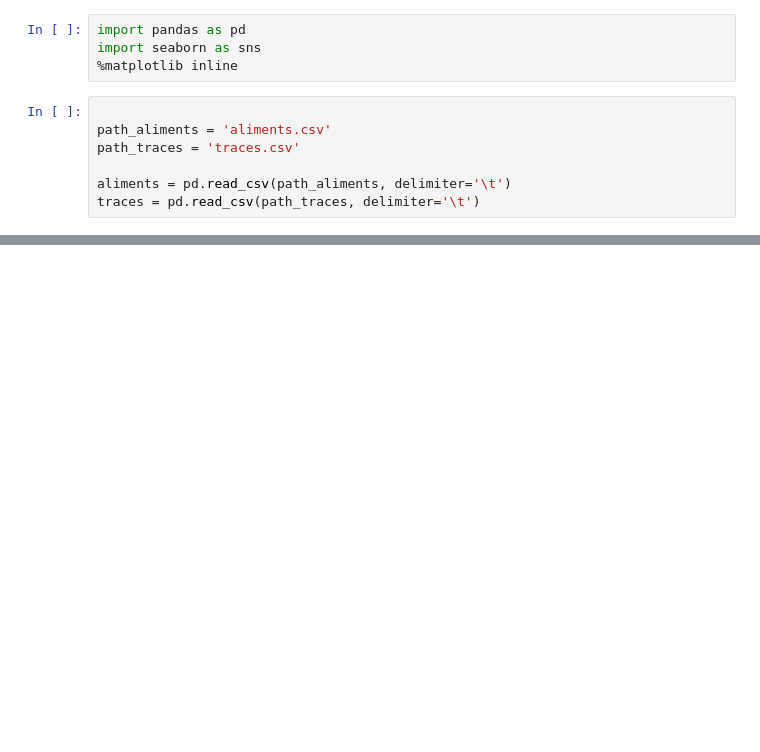
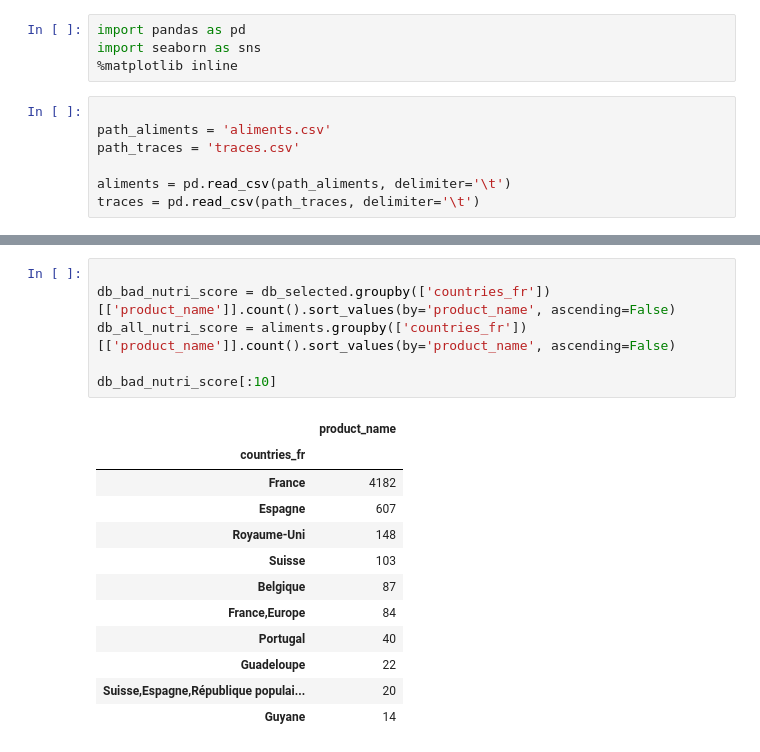
Before and after one commit to telecom-paristech-ms-bgd-2017/starter-kit-datascience, a Jupyter notebook: westley-birmingham/Lesson6/exo_cc_lesson_6_viz.ipynb, the cells around one changed output, grey strips where cells are left out. Drawn from its saved outputs; the diff is of its cells as text; blank space fills up the shorter version.

```diff
--- a/westley-birmingham/Lesson6/exo_cc_lesson_6_viz.ipynb
+++ b/westley-birmingham/Lesson6/exo_cc_lesson_6_viz.ipynb
@@ -24,0 +54,19 @@ db_countries = aliments.groupby(['countries','product_name']).count()
+# %%
+
+db_bad_nutri_score = db_selected.groupby(['countries_fr'])[['product_name']].count().sort_values(by='product_name', ascending=False)
+db_all_nutri_score = aliments.groupby(['countries_fr'])[['product_name']].count().sort_values(by='product_name', ascending=False)
+
+db_bad_nutri_score[:10]
+# %% [output]
+|  | product_name |
+| countries_fr |  |
+| France | 4182 |
+| Espagne | 607 |
+| Royaume-Uni | 148 |
+| Suisse | 103 |
+| Belgique | 87 |
+| France,Europe | 84 |
+| Portugal | 40 |
+| Guadeloupe | 22 |
+| Suisse,Espagne,République populai... | 20 |
+| Guyane | 14 |
```
Also changed, not shown: parts of 11 cells of this notebook.
